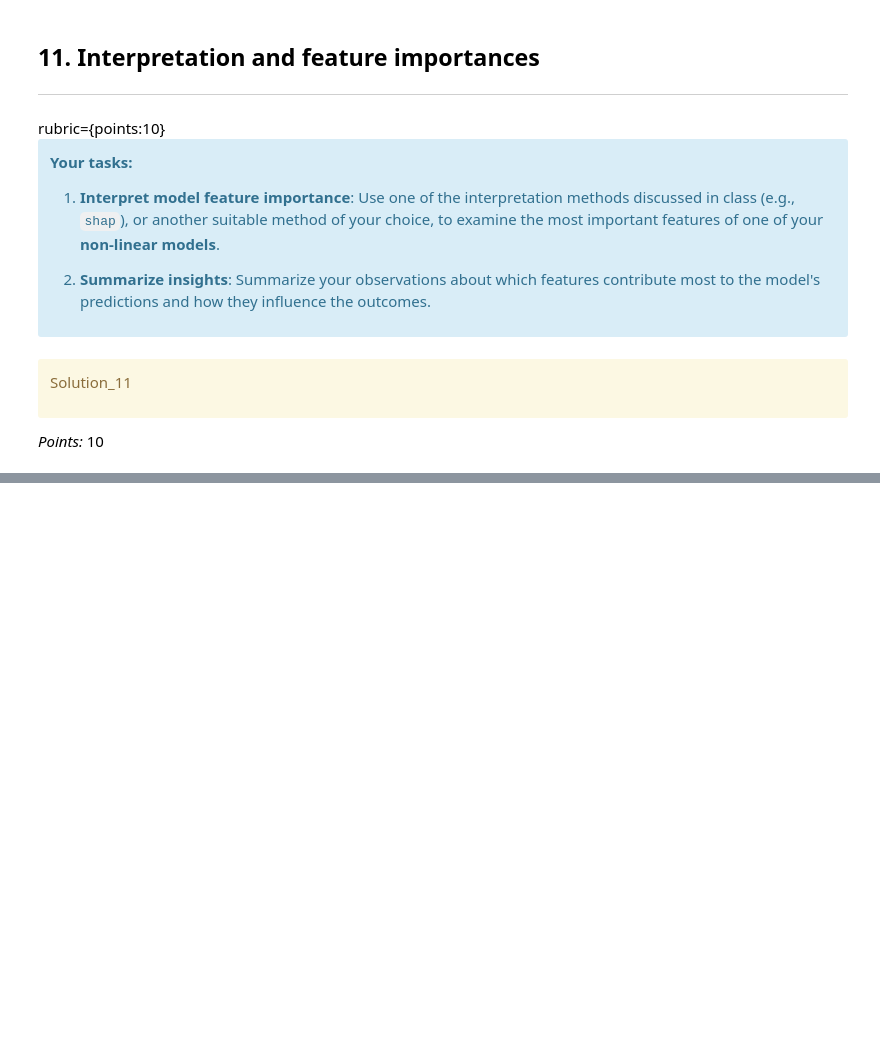
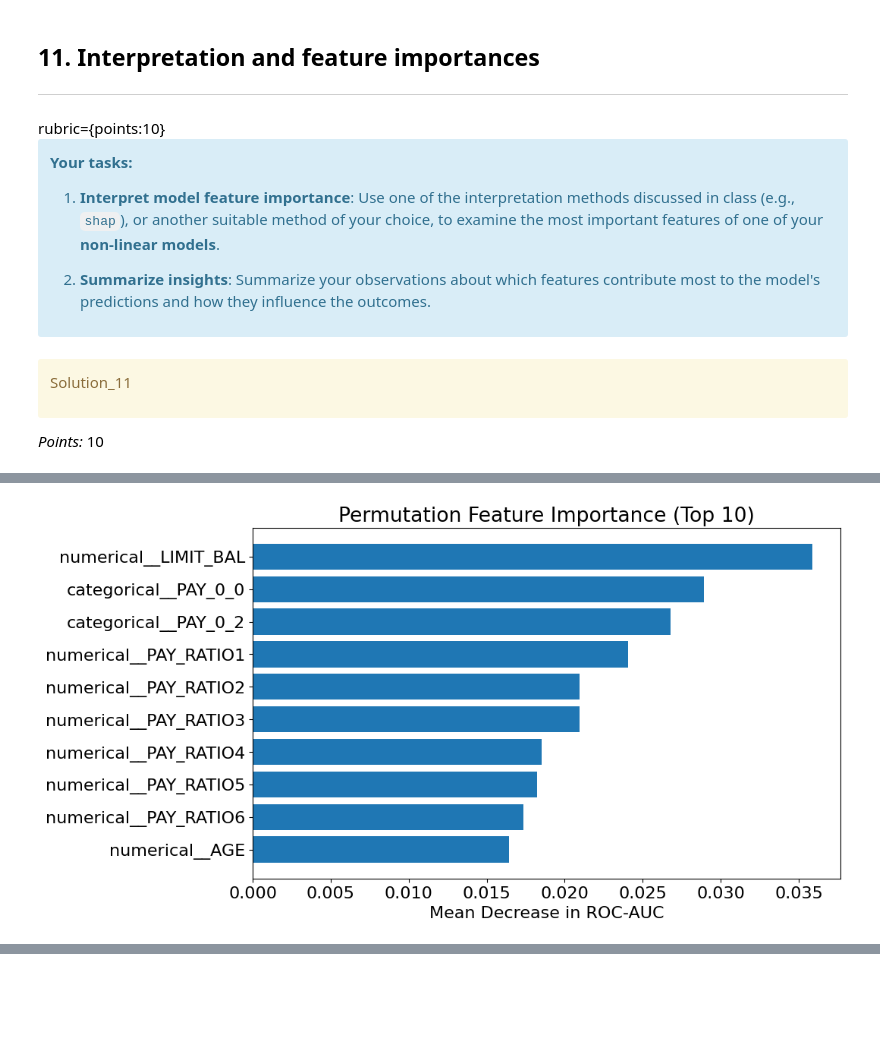
Before and after one commit to kmodiria/cpsc330-hw5, a Jupyter notebook: hw5.ipynb, the cells around one changed output, grey strips where cells are left out. Cells and saved outputs as stored; diff of their text form; code cells hidden in the pictures; blank space fills up the shorter version.

```diff
--- a/hw5.ipynb
+++ b/hw5.ipynb
@@ -576,0 +1212,37 @@ _Type your answer here, replacing this text._
+# %%
+from sklearn.inspection import permutation_importance
+import numpy as np
+import scipy.sparse as sp
+
+# 1) prep and names (unchanged)
+prep = rf_pipe[:-1]
+Xt = prep.transform(X_train)
+
+# make dense for permutation_importance
+if sp.issparse(Xt):
+    Xt = Xt.toarray()   # ~21k x 84 => ~14 MB in float64, fine for RAM
+
+# names from the ColumnTransformer
+ct = rf_pipe.named_steps["preprocessor"]
+feat_names_expanded = ct.get_feature_names_out()
+
+# 2) permutation importance on the fitted RF (the last step)
+perm = permutation_importance(
+    rf_pipe.named_steps["model"],
+    Xt, y_train,
+    n_repeats=5,
+    random_state=42,
+    scoring="roc_auc",
+)
+
+# 3) tidy table
+perm_df = (
+    pd.DataFrame({
+        "Feature": feat_names_expanded,
+        "MeanDecreaseAUC": perm.importances_mean
+    })
+    .sort_values(by="MeanDecreaseAUC", ascending=False)
+    .reset_index(drop=True)
+)
+
+display(perm_df.head(10))
@@ -576,0 +1261,8 @@ _Type your answer here, replacing this text._
+# %%
+plt.figure(figsize=(10,6))
+plt.barh(perm_df["Feature"].head(10)[::-1], perm_df["MeanDecreaseAUC"].head(10)[::-1])
+plt.xlabel("Mean Decrease in ROC-AUC")
+plt.title("Permutation Feature Importance (Top 10)")
+plt.show()
+# %% [output]
+[figure, added]
```
Also changed, not shown: parts of 83 cells of this notebook, 1 other file.
